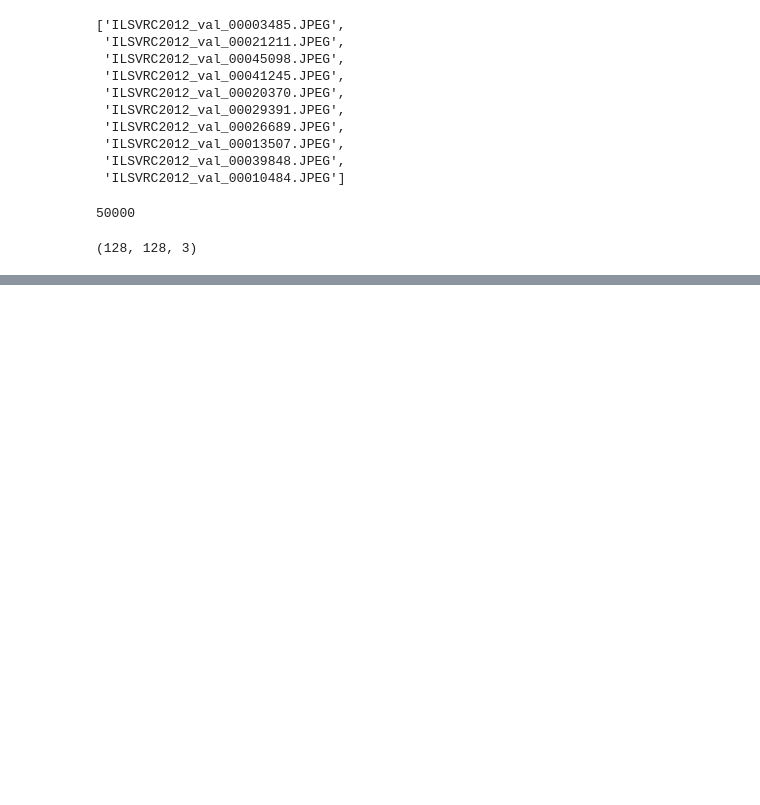
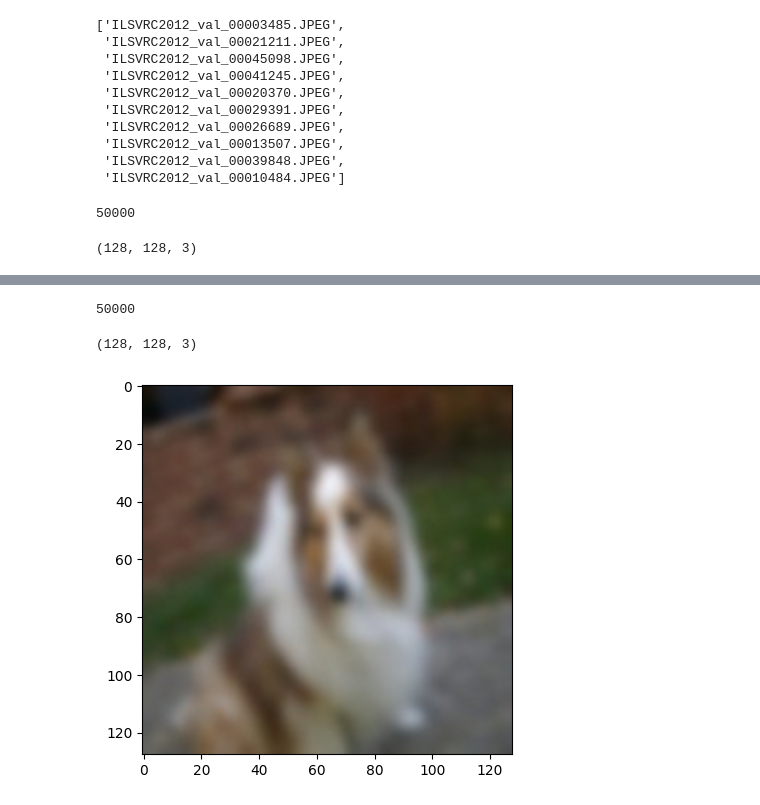
Before and after one commit to myousif9/Neural_Networks_project, a Jupyter notebook: notebooks/Illusions.ipynb, the cells around one changed output, grey strips where cells are left out. Saved outputs shown, nothing was run; the diff lists cells and outputs as text; code cells hidden in the pictures; blank space fills up the shorter version.

```diff
--- a/notebooks/Illusions.ipynb
+++ b/notebooks/Illusions.ipynb
@@ -163,0 +161,5 @@ f3.close()
+# %%
+source_path = '/project/ctb-akhanf/myousif9/Neural_Networks_project'
+deblurZip = os.path.join(source_path, "output/Train/deblurring.zip")
+# %%
+f4 = my_open(deblurZip)
@@ -163,0 +179,13 @@ f3.close()
+# %%
+len(f4.namelist())
+# %% [output]
+50000
+# %%
+image = load_image_blackandwhite(filename=BytesIO(f4.read(f4.namelist()[22310])))
+image.shape
+# %% [output]
+(128, 128, 3)
+# %%
+plot_image(image)
+# %% [output]
+[figure, added]
```
Also changed, not shown: parts of 19 cells of this notebook.
